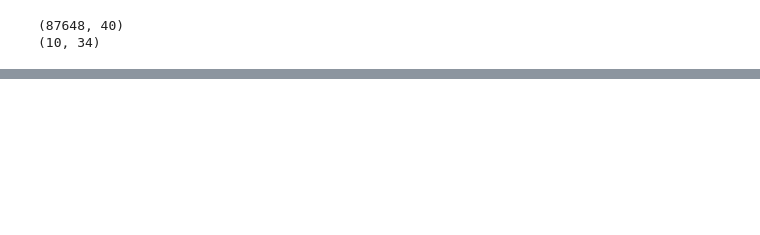
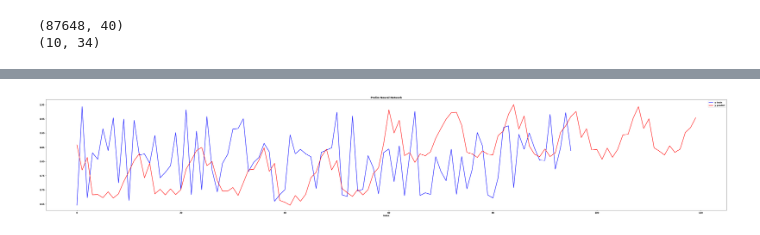
Before and after one commit to annaptasznik/EE555-FinalProject, a Jupyter notebook: ee555DAY.ipynb, the cells around one changed output, grey strips where cells are left out. Cells and saved outputs as stored; diff of their text form; code cells hidden in the pictures; blank space fills up the shorter version.

```diff
--- a/ee555DAY.ipynb
+++ b/ee555DAY.ipynb
@@ -616,0 +388,10 @@ plt.show()
+# %%
+plt.plot(y_testAT, lw=2, color="blue", label="y train")
+plt.plot( nonan['AT'].values, lw=2, color="red", label="y predict")
+plt.legend()
+plt.title("Prelim Neural Network")
+plt.xlabel("Index")
+plt.rcParams["figure.figsize"] = (60,10)
+plt.show()
+# %% [output]
+[figure, added]
```
Also changed, not shown: parts of 47 cells of this notebook.
